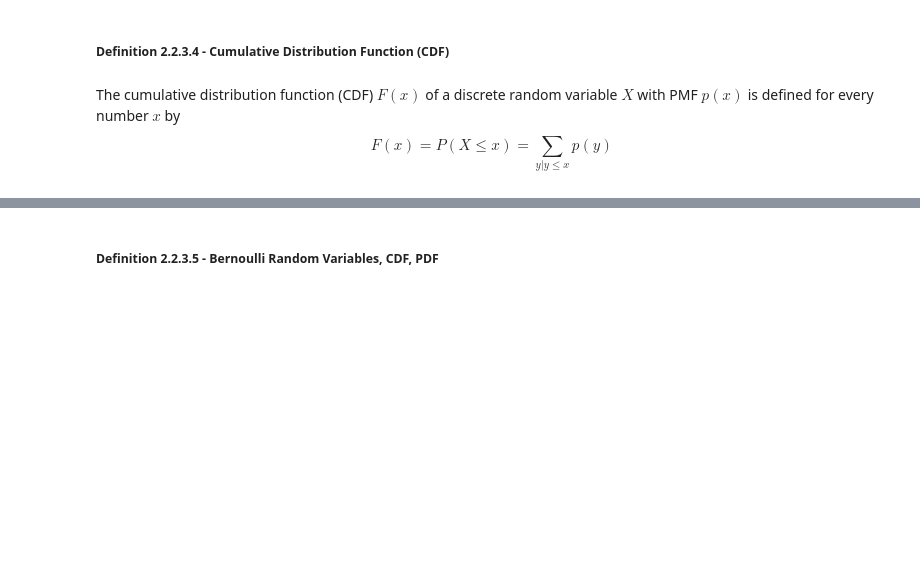
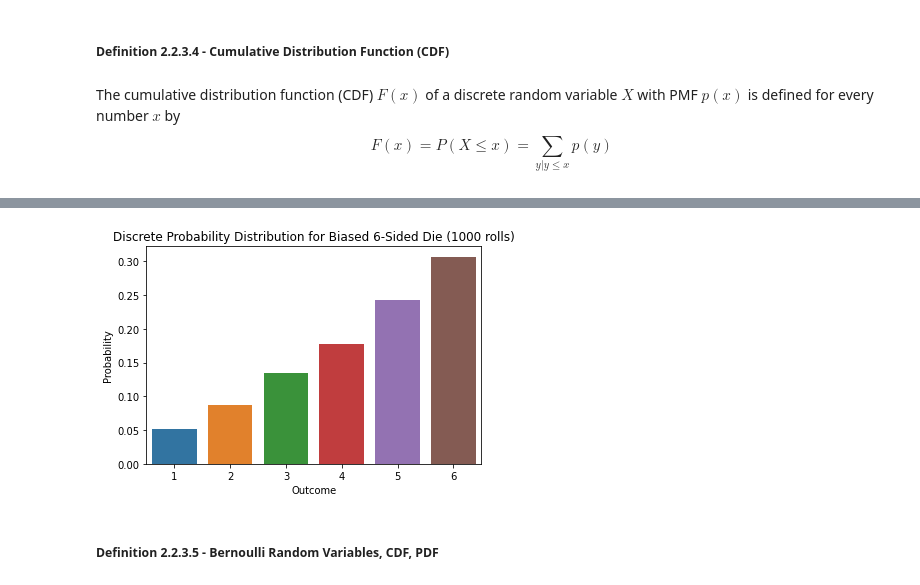
Before and after one commit to ttruong1000/MAT-494-Mathematical-Methods-for-Data-Science, a Jupyter notebook: 2_2_Probability_Distributions.ipynb, the cells around one changed output, grey strips where cells are left out. Cells and saved outputs as stored; diff of their text form; code cells hidden in the pictures; blank space fills up the shorter version.

```diff
--- a/2_2_Probability_Distributions.ipynb
+++ b/2_2_Probability_Distributions.ipynb
@@ -95,3 +122,26 @@ The cumulative distribution function (CDF) $F(x)$ of a discrete random variable
+# %%
+# Weighted Dice Rolls
+NUM_ROLLS = 1000
+
+values = [1, 2, 3, 4, 5, 6]
+probs = [1/21, 2/21, 3/21, 4/21, 5/21, 6/21]
+
+# Draw a weighted sample
+sample = np.random.choice(values, NUM_ROLLS, p=probs)
+
+# Numpy arrays containing counts for each side
+side, count = np.unique(sample, return_counts=True)
+probs = count / len(sample)
+
+# Plot the results
+sns.barplot(side, probs)
+plt.title(
+    f"Discrete Probability Distribution for Biased 6-Sided Die ({NUM_ROLLS} rolls)")
+plt.ylabel("Probability")
+plt.xlabel("Outcome")
+plt.show()
+# %% [output]
+[figure, added]
 # %% [markdown]
 ##### Definition 2.2.3.5 - Bernoulli Random Variables, CDF, PDF
 # %% [markdown]
```
Also changed, not shown: parts of 13 cells of this notebook.
